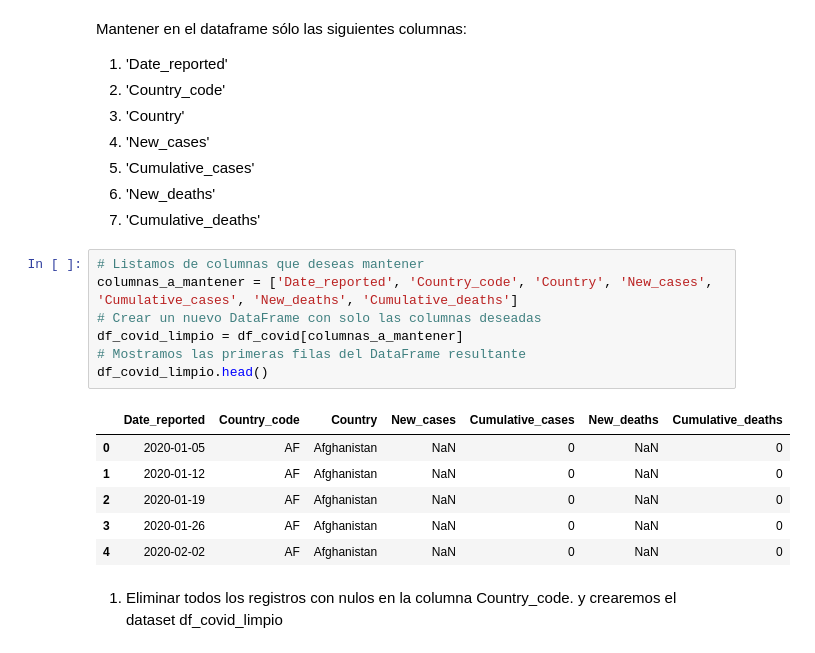
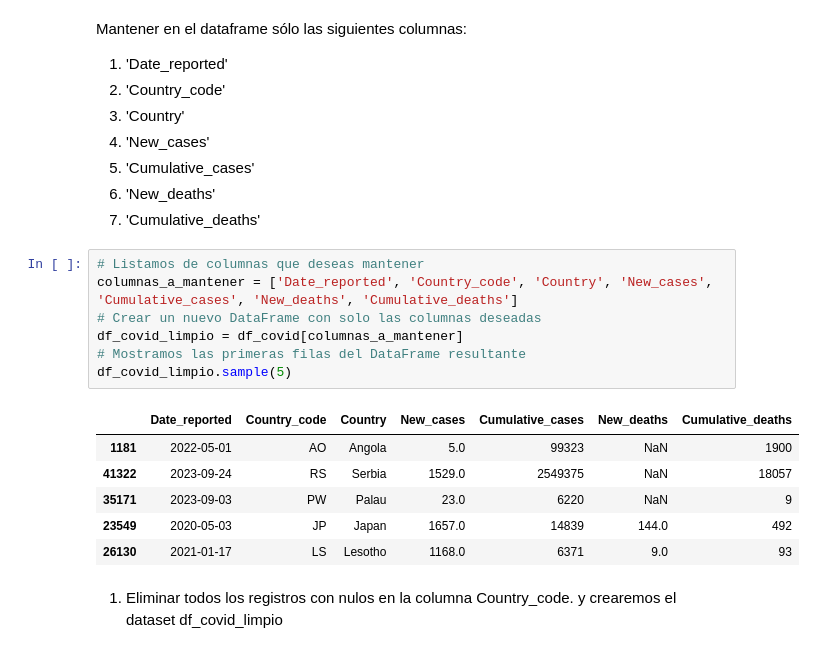
Before and after one commit to wilferalexander/Covid19, a Jupyter notebook: Covid19.ipynb, the cells around one changed output. Cells and saved outputs as stored; diff of their text form.

```diff
--- a/Covid19.ipynb
+++ b/Covid19.ipynb
@@ -222,17 +222,17 @@ Mantener en el dataframe sólo las siguientes columnas:
 # %%
 # Listamos de columnas que deseas mantener
 columnas_a_mantener = ['Date_reported', 'Country_code', 'Country', 'New_cases', 'Cumulative_cases', 'New_deaths', 'Cumulative_deaths']
 # Crear un nuevo DataFrame con solo las columnas deseadas
 df_covid_limpio = df_covid[columnas_a_mantener]
 # Mostramos las primeras filas del DataFrame resultante
-df_covid_limpio.head()
+df_covid_limpio.sample(5)
 # %% [output]
 |  | Date_reported | Country_code | Country | New_cases | Cumulative_cases | New_deaths | Cumulative_deaths |
-| 0 | 2020-01-05 | AF | Afghanistan | NaN | 0 | NaN | 0 |
-| 1 | 2020-01-12 | AF | Afghanistan | NaN | 0 | NaN | 0 |
-| 2 | 2020-01-19 | AF | Afghanistan | NaN | 0 | NaN | 0 |
-| 3 | 2020-01-26 | AF | Afghanistan | NaN | 0 | NaN | 0 |
-| 4 | 2020-02-02 | AF | Afghanistan | NaN | 0 | NaN | 0 |
+| 1181 | 2022-05-01 | AO | Angola | 5.0 | 99323 | NaN | 1900 |
+| 41322 | 2023-09-24 | RS | Serbia | 1529.0 | 2549375 | NaN | 18057 |
+| 35171 | 2023-09-03 | PW | Palau | 23.0 | 6220 | NaN | 9 |
+| 23549 | 2020-05-03 | JP | Japan | 1657.0 | 14839 | 144.0 | 492 |
+| 26130 | 2021-01-17 | LS | Lesotho | 1168.0 | 6371 | 9.0 | 93 |
 # %% [markdown]
 
 
```
Also changed, not shown: parts of 17 cells of this notebook.
